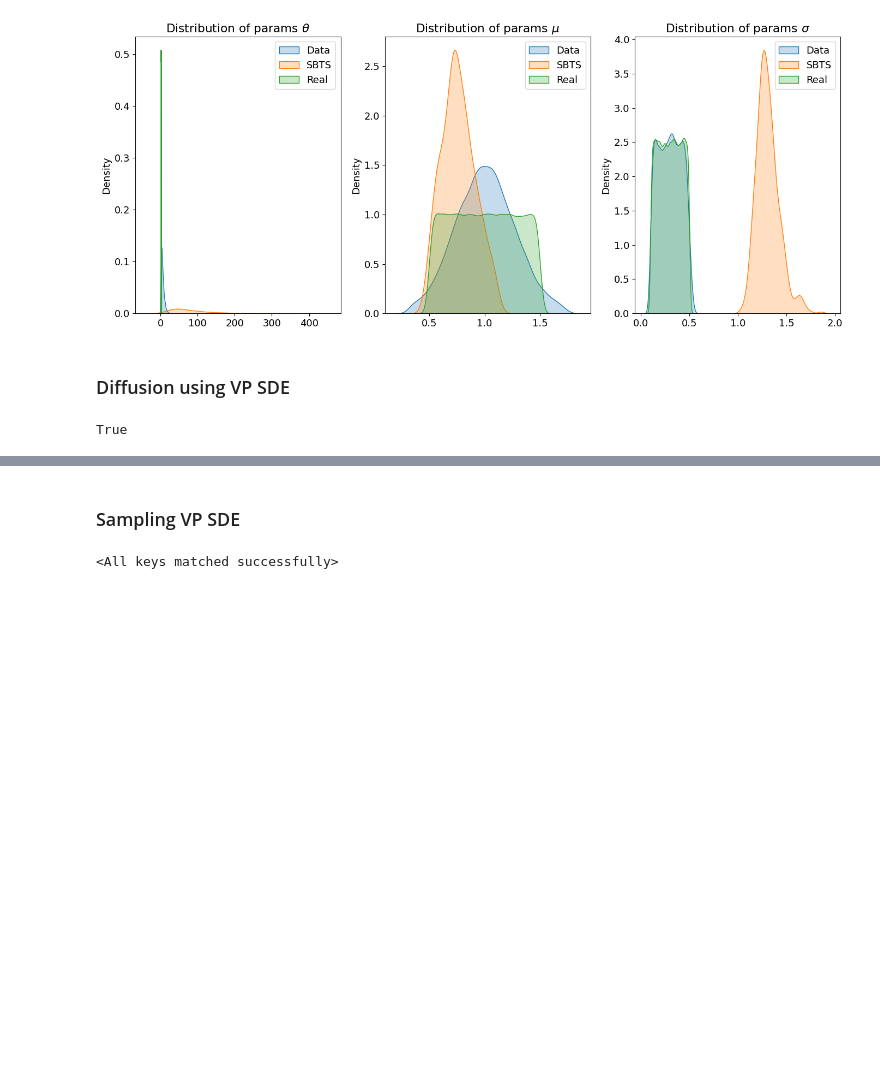
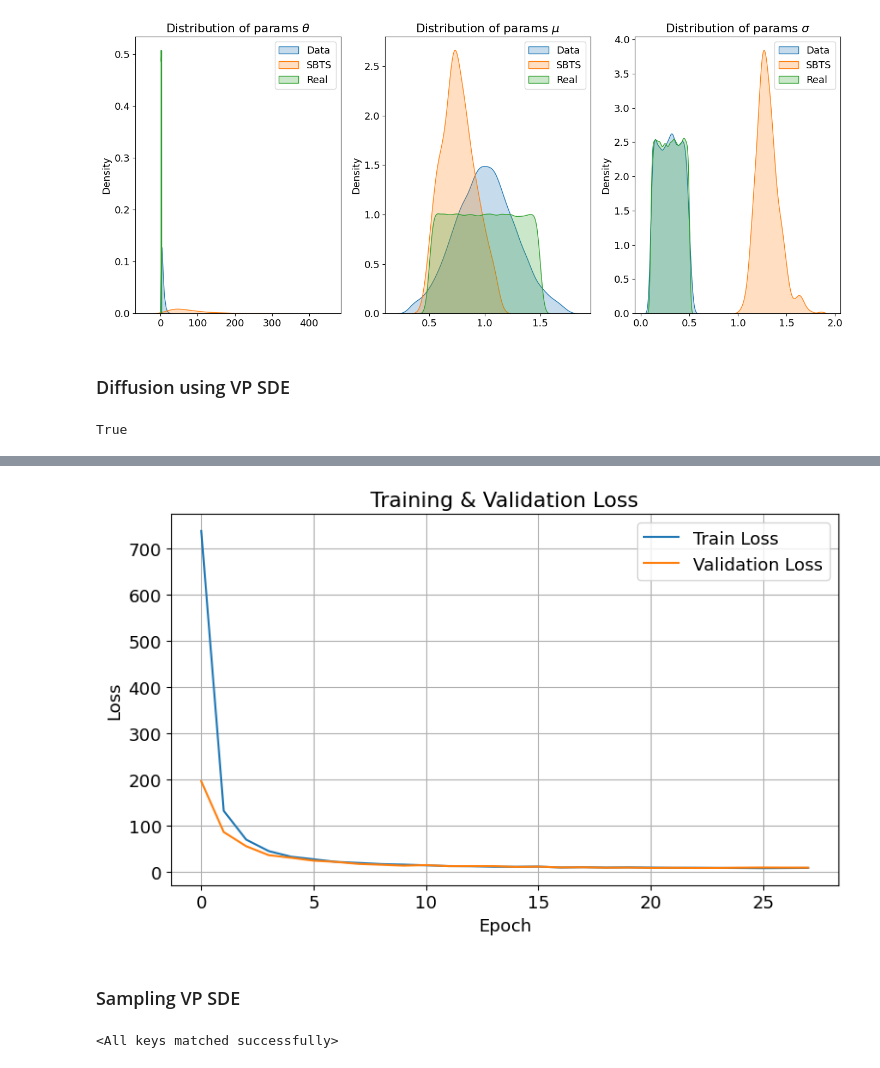
Before and after one commit to remmsrt/DiffusionSDE, a Jupyter notebook: demo_TimeSeries.ipynb, the cells around one changed output, grey strips where cells are left out. Saved outputs shown, nothing was run; the diff lists cells and outputs as text; code cells hidden in the pictures; blank space fills up the shorter version.

```diff
--- a/demo_TimeSeries.ipynb
+++ b/demo_TimeSeries.ipynb
@@ -288,7 +292,7 @@ True
 # %%
 ckpt_path_OU_VP = 'checkpoints/ckpt_best_OU_VP.pth'
 # %%
-train_losses, val_losses = train_score_model(
+train_losses_OU_VP, val_losses_OU_VP = train_score_model(
     model=score_model_OU_VP,
     train_loader=train_loader_OU,
     test_loader=test_loader_OU,
@@ -316,4 +320,8 @@ Epoch 12: Train Loss = 13.2556, Val Loss = 13.0776
 ... (16 outputs left out)
+# %%
+show_loss_curves(train_losses_OU_VP, val_losses_OU_VP)
+# %% [output]
+[figure, added]
 # %% [markdown]
 ### Sampling VP SDE
 # %%
```
Also changed, not shown: parts of 9 cells of this notebook, 3 other files.
